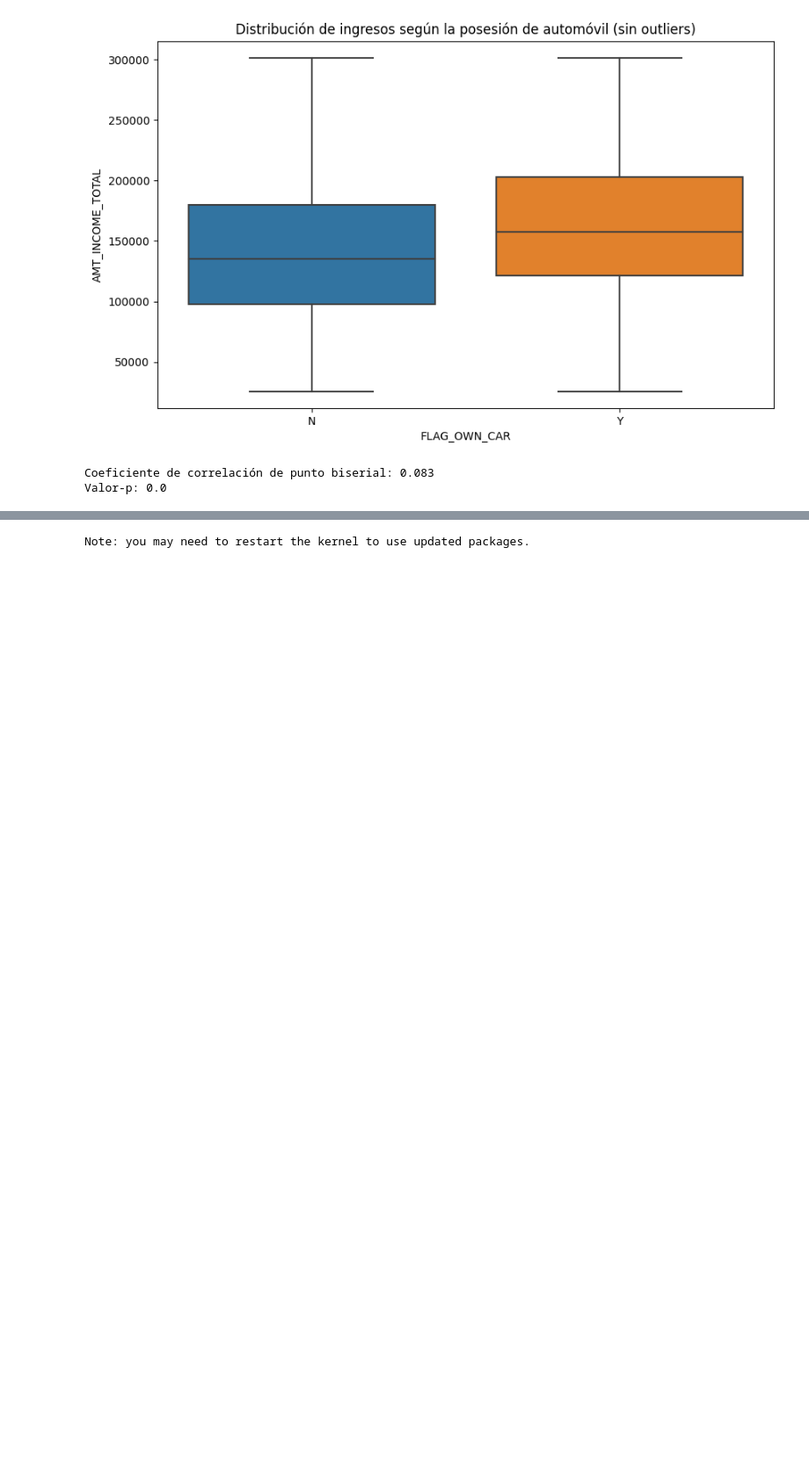
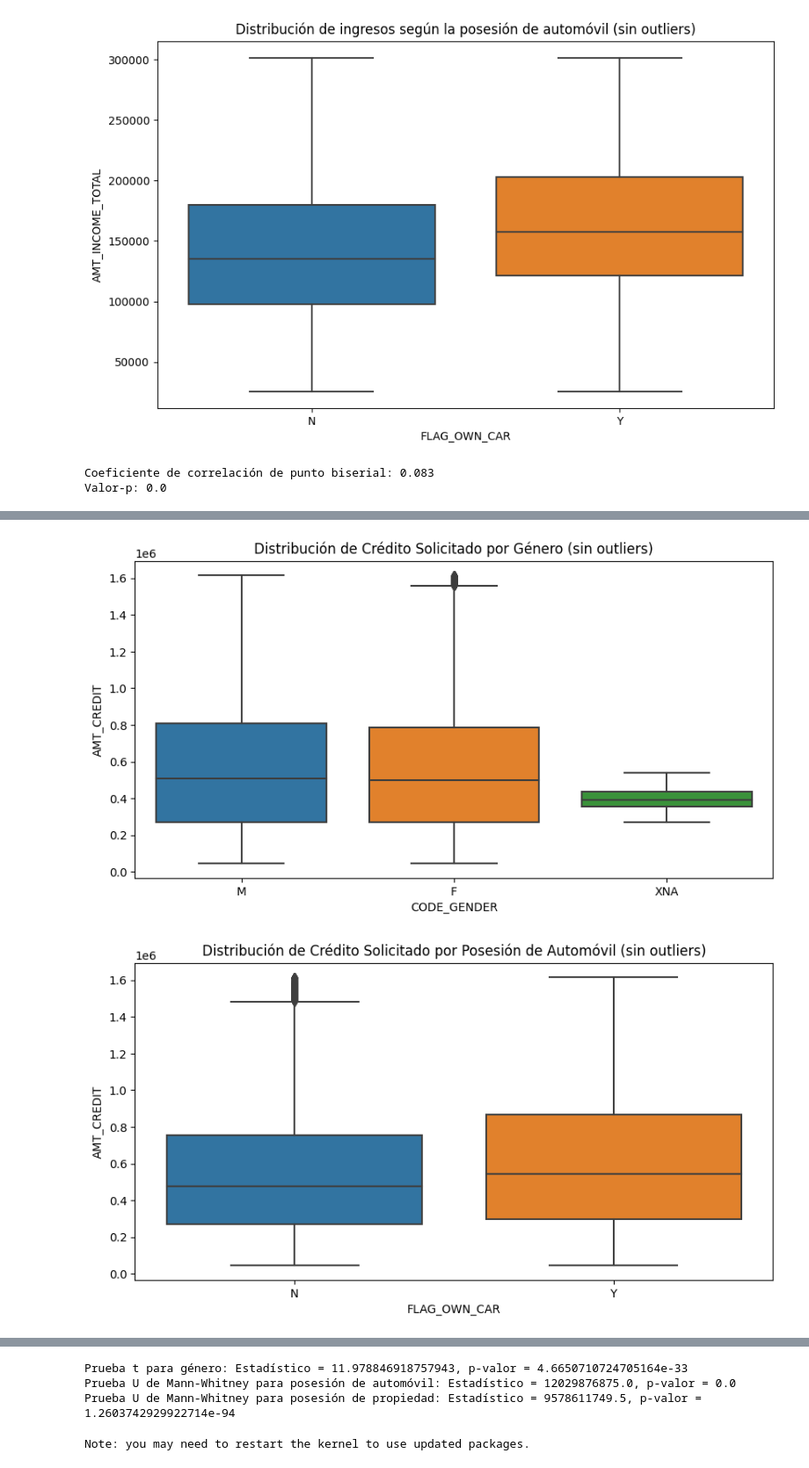
Before and after one commit to davidsosaolea/Home_Credit_Default_Risk, a Jupyter notebook: EDA_Home_Credit_Default_Risk.ipynb, the cells around one changed output, grey strips where cells are left out. Shown at 88% size. Cells and saved outputs as stored; diff of their text form; code cells hidden in the pictures; blank space fills up the shorter version.

```diff
--- a/EDA_Home_Credit_Default_Risk.ipynb
+++ b/EDA_Home_Credit_Default_Risk.ipynb
@@ -410,0 +448,21 @@ df.head()
+# %%
+# Visualización de la cantidad de crédito solicitado según el género
+plt.figure(figsize=(10, 5))
+sns.boxplot(data=df_clean, x='CODE_GENDER', y='AMT_CREDIT')
+plt.title('Distribución de Crédito Solicitado por Género (sin outliers)')
+plt.show()
+
+# Visualización de la cantidad de crédito solicitado según la posesión de un automóvil
+plt.figure(figsize=(10, 5))
+sns.boxplot(data=df_clean, x='FLAG_OWN_CAR', y='AMT_CREDIT')
+plt.title('Distribución de Crédito Solicitado por Posesión de Automóvil (sin outliers)')
+plt.show()
+
+# Visualización de la cantidad de crédito solicitado según la posesión de una propiedad
+plt.figure(figsize=(10, 5))
+sns.boxplot(data=df_clean, x='FLAG_OWN_REALTY', y='AMT_CREDIT')
+plt.title('Distribución de Crédito Solicitado por Posesión de Propiedad (sin outliers)')
+plt.show()
+# %% [output]
+[figure, added]
+[figure, added]
@@ -411,3 +470,31 @@ df.head()
+# %%
+######################### REVISAR #####################
+from scipy.stats import ttest_ind, mannwhitneyu
+
+# Prueba para diferencias según el género
+male_credit = df[df['CODE_GENDER'] == 'M']['AMT_CREDIT']
+female_credit = df[df['CODE_GENDER'] == 'F']['AMT_CREDIT']
+
+t_stat, p_val = ttest_ind(male_credit, female_credit)
+print(f"Prueba t para género: Estadístico = {t_stat}, p-valor = {p_val}")
+
+# Prueba para diferencias según la posesión de un automóvil
+yes_car_credit = df[df['FLAG_OWN_CAR'] == 'Y']['AMT_CREDIT']
+no_car_credit = df[df['FLAG_OWN_CAR'] == 'N']['AMT_CREDIT']
+
+u_stat, p_val = mannwhitneyu(yes_car_credit, no_car_credit)
+print(f"Prueba U de Mann-Whitney para posesión de automóvil: Estadístico = {u_stat}, p-valor = {p_val}")
+
+# Prueba para diferencias según la posesión de una propiedad
+yes_realty_credit = df[df['FLAG_OWN_REALTY'] == 'Y']['AMT_CREDIT']
+no_realty_credit = df[df['FLAG_OWN_REALTY'] == 'N']['AMT_CREDIT']
+
+u_stat, p_val = mannwhitneyu(yes_realty_credit, no_realty_credit)
+print(f"Prueba U de Mann-Whitney para posesión de propiedad: Estadístico = {u_stat}, p-valor = {p_val}")
+# %% [output]
+Prueba t para género: Estadístico = 11.978846918757943, p-valor = 4.6650710724705164e-33
+Prueba U de Mann-Whitney para posesión de automóvil: Estadístico = 12029876875.0, p-valor = 0.0
+Prueba U de Mann-Whitney para posesión de propiedad: Estadístico = 9578611749.5, p-valor = 1.2603742929922714e-94
 # %%
 pip freeze > requirements.txt
 # %% [output]
```
Also changed, not shown: parts of 12 cells of this notebook.
